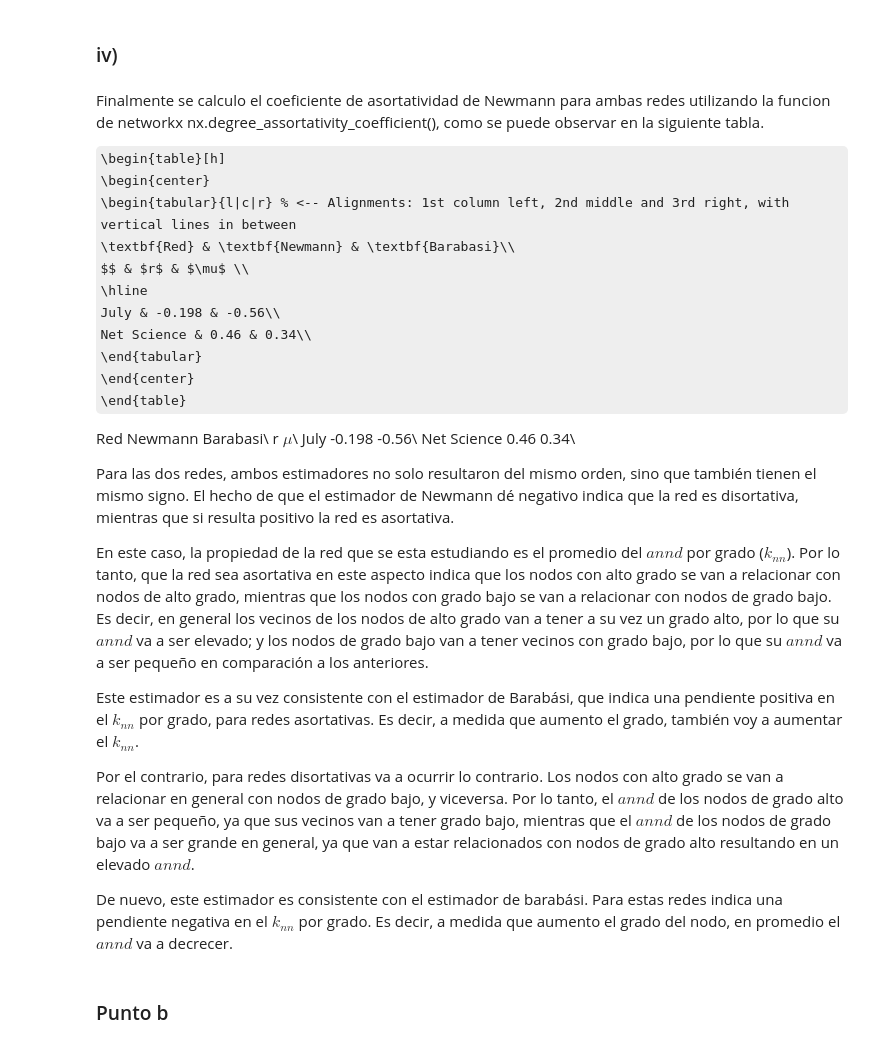
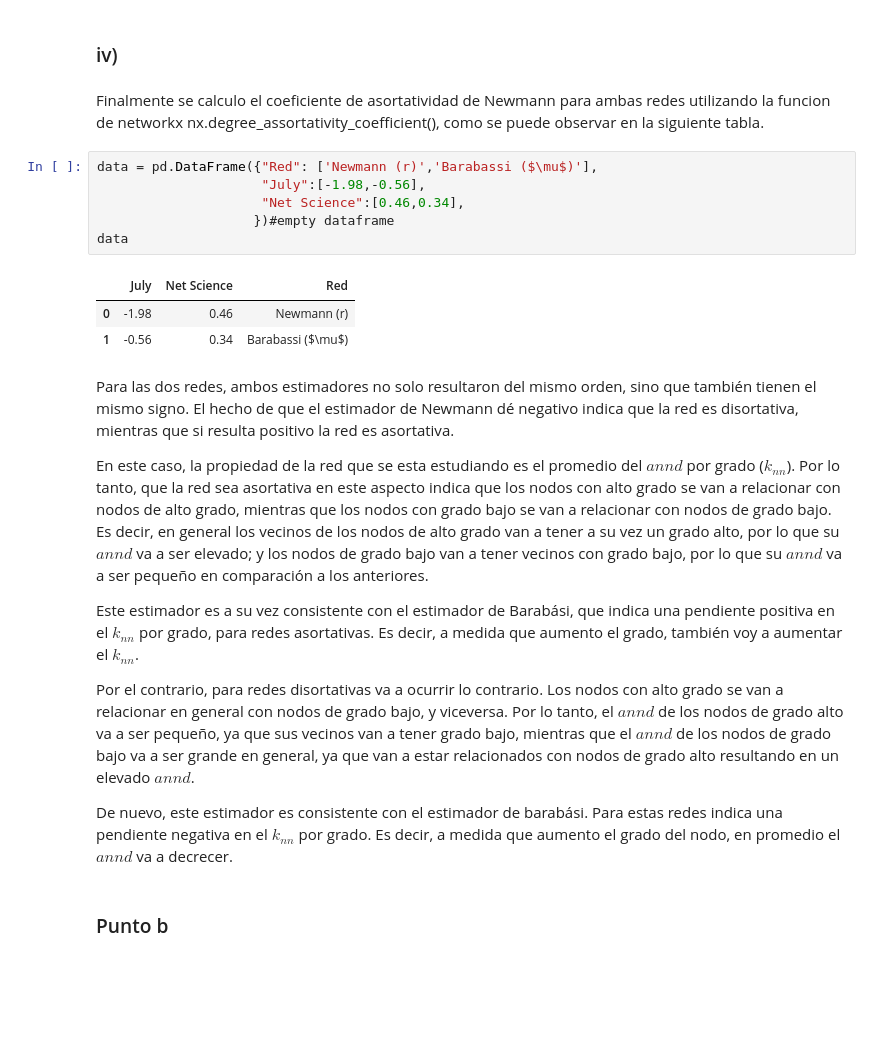
Before and after one commit to GRGab/Urdimbres-Sofisticadas, a Jupyter notebook: Trabajo_computacional_1.ipynb, the cells around one changed output. Cells and saved outputs as stored; diff of their text form; some formulas as TeX source; blank space fills up the shorter version.

```diff
--- a/Trabajo_computacional_1.ipynb
+++ b/Trabajo_computacional_1.ipynb
@@ -838,26 +864,19 @@ ax2.text(1, 2.5, r'$\mu$ = %s' % round(ajuste_lineal(degree_2, annd_2)[2], 2))
 Se puede observar que el exponente de correlación resultó negativo para la red July, mientras que para la red Net science resultó positivo.
 # %% [markdown]
 ### iv)
+# %% [markdown]
+Finalmente se calculo el coeficiente de asortatividad de Newmann para ambas redes utilizando la funcion de networkx nx.degree_assortativity_coefficient(), como se puede observar en la siguiente tabla.
+# %%
+data = pd.DataFrame({"Red": ['Newmann (r)','Barabassi ($\mu$)'],
+                     "July":[-1.98,-0.56],
+                     "Net Science":[0.46,0.34],
+                    })#empty dataframe
+data
+# %% [output]
+|  | July | Net Science | Red |
+| 0 | -1.98 | 0.46 | Newmann (r) |
+| 1 | -0.56 | 0.34 | Barabassi ($\mu$) |
 # %% [markdown]
-Finalmente se calculo el coeficiente de asortatividad de Newmann para ambas redes utilizando la funcion de networkx nx.degree_assortativity_coefficient(), como se puede observar en la siguiente tabla.
-
-\begin{table}[h]
-  \begin{center}
-    \begin{tabular}{l|c|r} % <-- Alignments: 1st column left, 2nd middle and 3rd right, with vertical lines in between
-      \textbf{Red} & \textbf{Newmann} & \textbf{Barabasi}\\
-      $$ & $r$ & $\mu$ \\
-      \hline
-      July & -0.198 & -0.56\\
-      Net Science & 0.46 & 0.34\\
-    \end{tabular}
-  \end{center}
-\end{table}
-
-Red          Newmann    Barabasi\\
-                r        $\mu$\\
-July          -0.198     -0.56\\
-Net Science    0.46       0.34\\
-
 Para las dos redes, ambos estimadores no solo resultaron del mismo orden, sino que también tienen el mismo signo. El hecho de que el estimador de Newmann dé negativo indica que la red es disortativa, mientras que si resulta positivo la red es asortativa.
 
 En este caso, la propiedad de la red que se esta estudiando es el promedio del $annd$ por grado ($k_{nn}$). Por lo tanto, que la red sea asortativa en este aspecto indica que los nodos con alto grado se van a relacionar con nodos de alto grado, mientras que los nodos con grado bajo se van a relacionar con nodos de grado bajo. Es decir, en general los vecinos de los nodos de alto grado van a tener a su vez un grado alto, por lo que su $annd$ va a ser elevado; y los nodos de grado bajo van a tener vecinos con grado bajo, por lo que su $annd$ va a ser pequeño en comparación a los anteriores.
```
Also changed, not shown: parts of 13 cells of this notebook.
